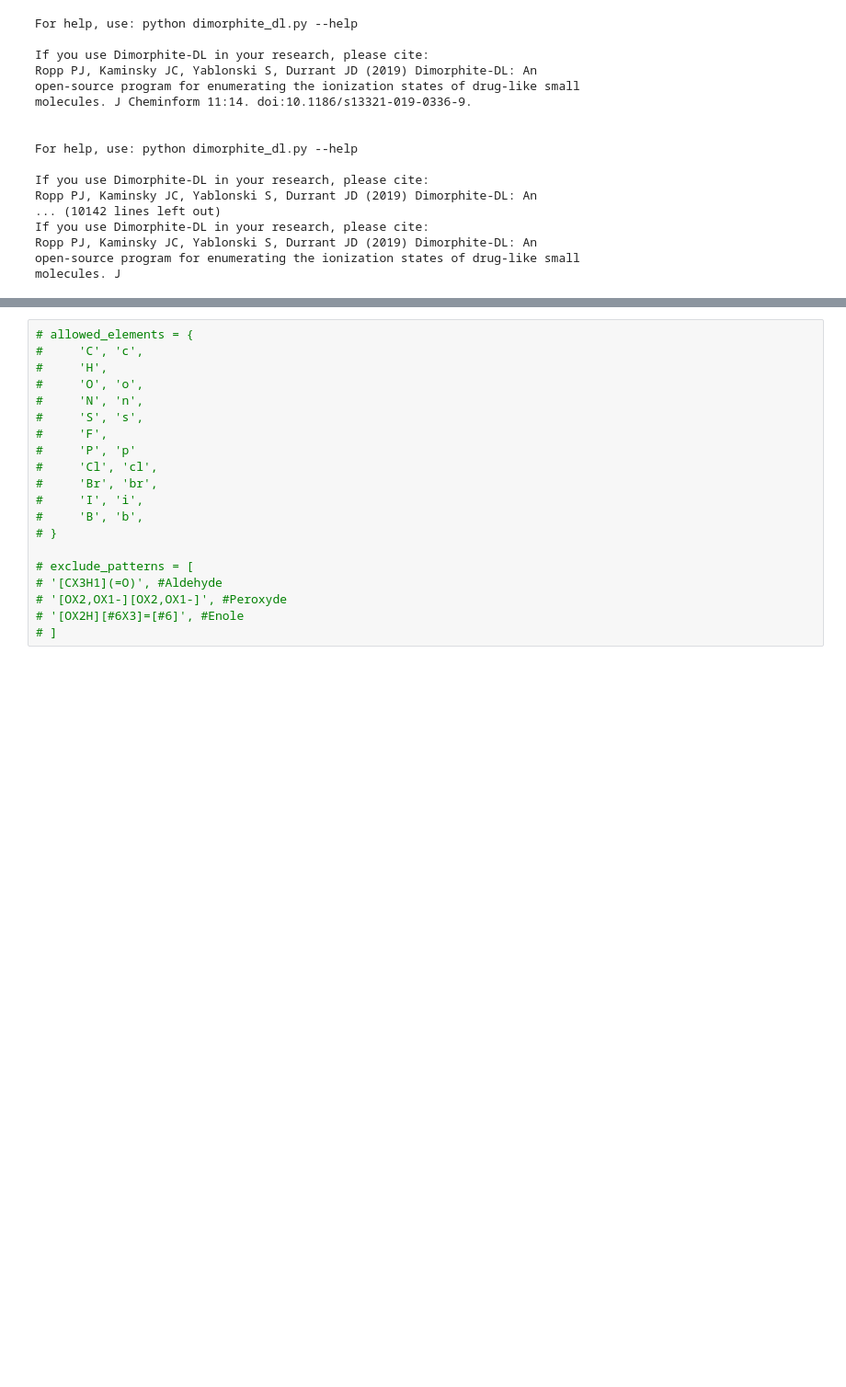
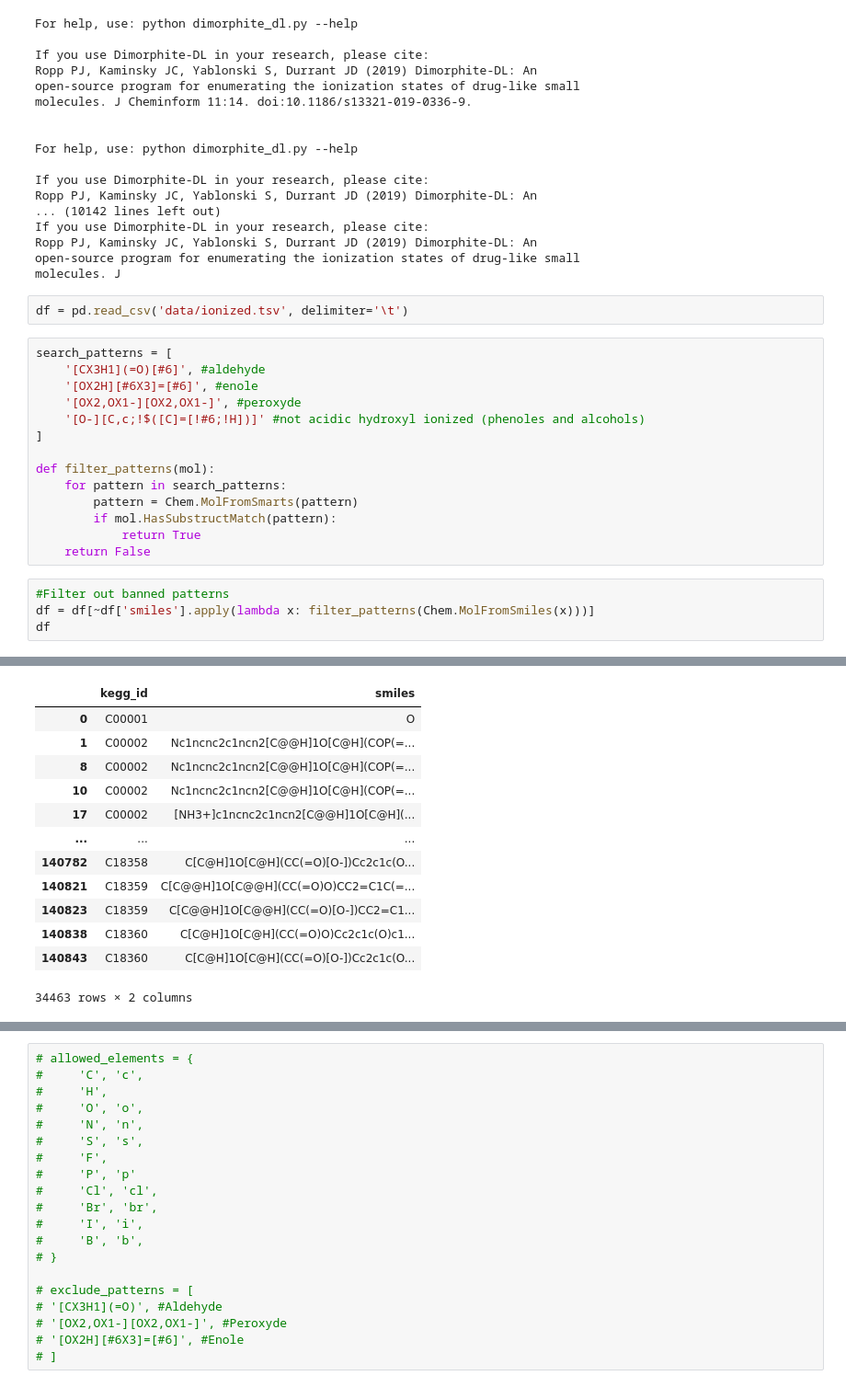
Before and after one commit to VAKozyrev/ionic-liquids, a Jupyter notebook: ionization.ipynb, the cells around one changed output, grey strips where cells are left out. Shown at 92% size. Cells and saved outputs as stored; diff of their text form; blank space fills up the shorter version.

Commit message:
filtering of all ionized mol added

```diff
--- a/ionization.ipynb
+++ b/ionization.ipynb
@@ -69,3 +69,24 @@ If you use Dimorphite-DL in your research, please cite:
 Ropp PJ, Kaminsky JC, Yablonski S, Durrant JD (2019) Dimorphite-DL: An
 open-source program for enumerating the ionization states of drug-like small
 molecules. J
+# %%
+df = pd.read_csv('data/ionized.tsv', delimiter='\t')
+# %%
+search_patterns = [
+    '[CX3H1](=O)[#6]', #aldehyde
+    '[OX2H][#6X3]=[#6]', #enole
+    '[OX2,OX1-][OX2,OX1-]', #peroxyde
+    '[O-][C,c;!$([C]=[!#6;!H])]' #not acidic hydroxyl ionized (phenoles and alcohols)
+]
+
+def filter_patterns(mol):
+    for pattern in search_patterns:
+        pattern = Chem.MolFromSmarts(pattern)
+        if mol.HasSubstructMatch(pattern):
+            return True
+    return False
+# %%
+#Filter out banned patterns
+df = df[~df['smiles'].apply(lambda x: filter_patterns(Chem.MolFromSmiles(x)))]
+df
+# %% [output]
@@ -71,0 +94,13 @@ molecules. J
+|  | kegg_id | smiles |
+| 0 | C00001 | O |
+| 1 | C00002 | Nc1ncnc2c1ncn2[C@@H]1O[C@H](COP(=... |
+| 8 | C00002 | Nc1ncnc2c1ncn2[C@@H]1O[C@H](COP(=... |
+| 10 | C00002 | Nc1ncnc2c1ncn2[C@@H]1O[C@H](COP(=... |
+| 17 | C00002 | [NH3+]c1ncnc2c1ncn2[C@@H]1O[C@H](... |
+| ... | ... | ... |
+| 140782 | C18358 | C[C@H]1O[C@H](CC(=O)[O-])Cc2c1c(O... |
+| 140821 | C18359 | C[C@@H]1O[C@@H](CC(=O)O)CC2=C1C(=... |
+| 140823 | C18359 | C[C@@H]1O[C@@H](CC(=O)[O-])CC2=C1... |
+| 140838 | C18360 | C[C@H]1O[C@H](CC(=O)O)Cc2c1c(O)c1... |
+| 140843 | C18360 | C[C@H]1O[C@H](CC(=O)[O-])Cc2c1c(O... |
+34463 rows × 2 columns
```
Also changed, not shown: parts of 3 cells of this notebook, 1 other file.
